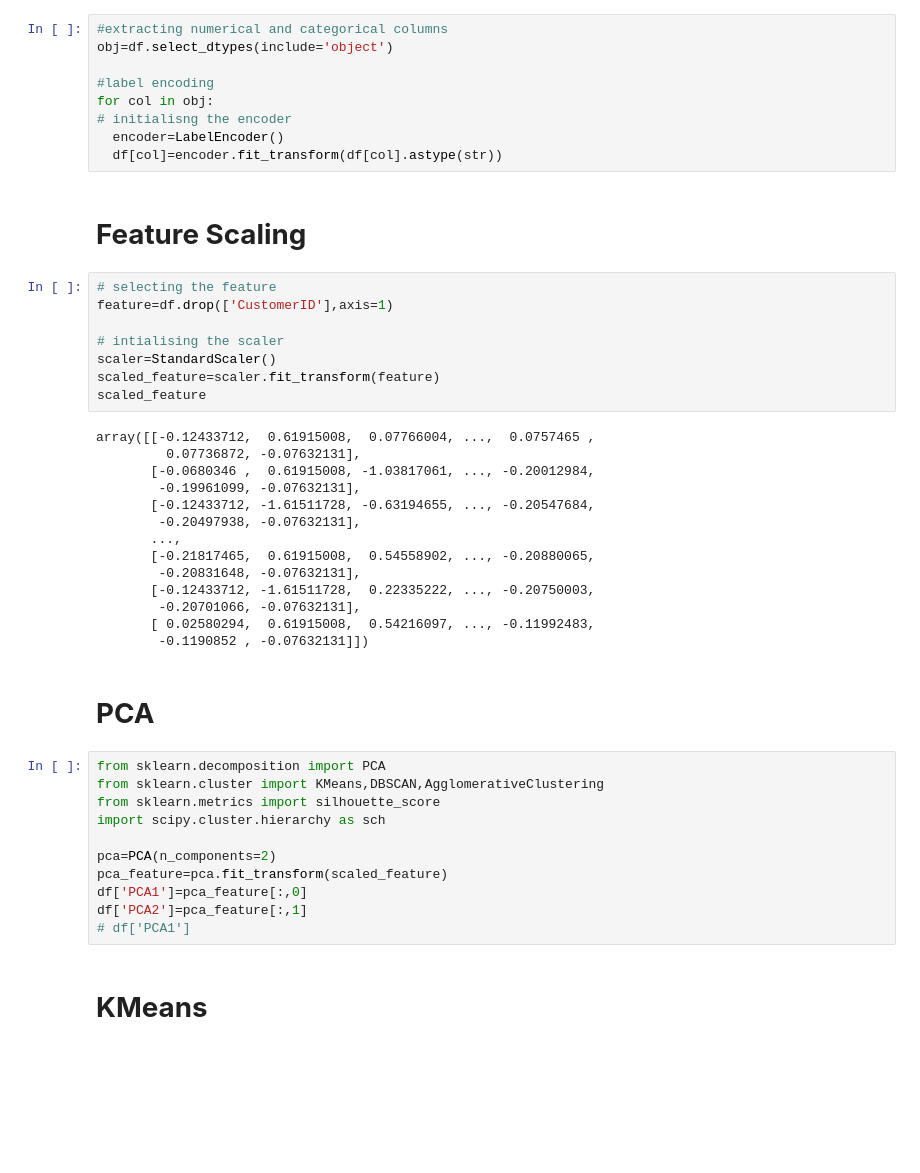
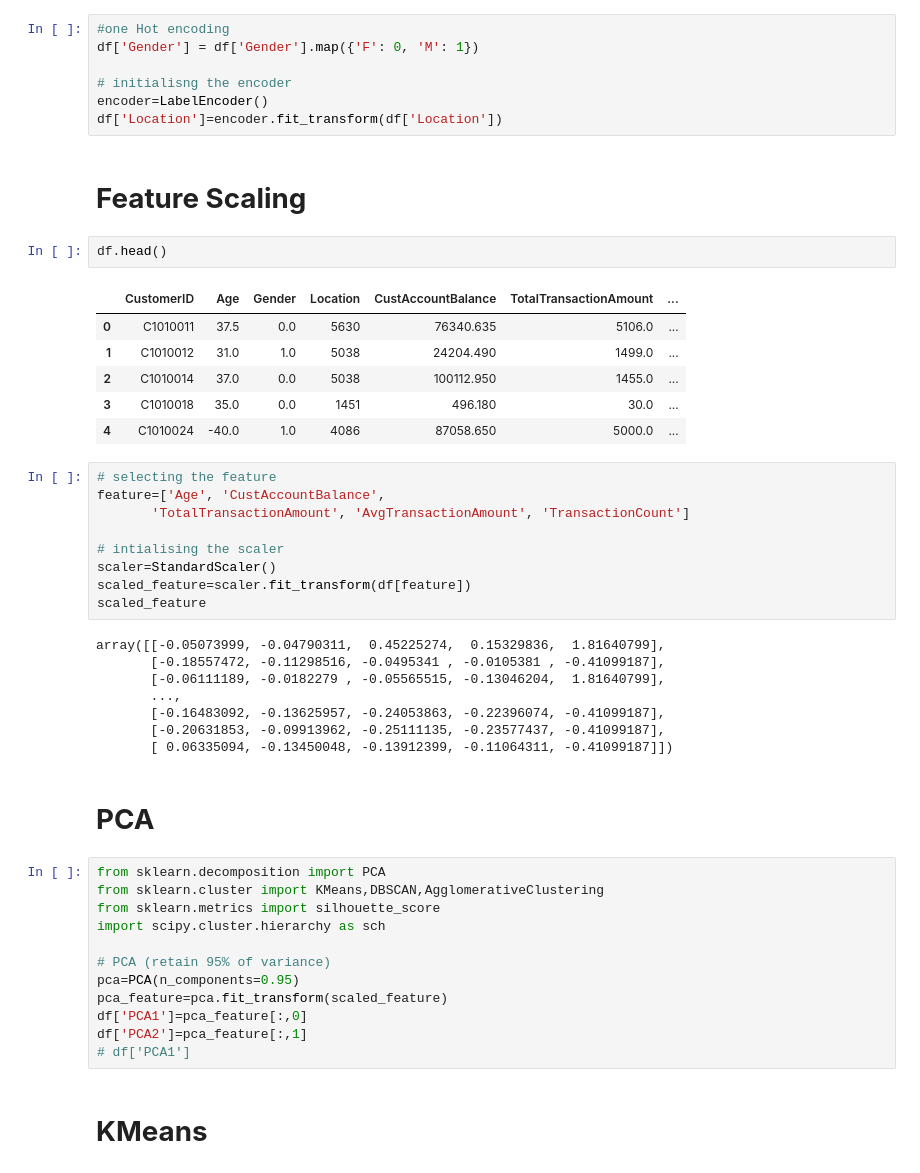
Before and after one commit to AshuuMishra/Customer_Segmentation_using_Unsupervised_ML, a Jupyter notebook: Bank_customer_segementation.ipynb, the cells around one changed output. Saved outputs shown, nothing was run; the diff lists cells and outputs as text; blank space fills up the shorter version.

```diff
--- a/Bank_customer_segementation.ipynb
+++ b/Bank_customer_segementation.ipynb
@@ -205,36 +205,38 @@ plt.show()
-# %%
-#extracting numerical and categorical columns
-obj=df.select_dtypes(include='object')
-
-#label encoding
-for col in obj:
-# initialisng the encoder
-  encoder=LabelEncoder()
-  df[col]=encoder.fit_transform(df[col].astype(str))
+# %%
+#one Hot encoding
+df['Gender'] = df['Gender'].map({'F': 0, 'M': 1})
+
+# initialisng the encoder
+encoder=LabelEncoder()
+df['Location']=encoder.fit_transform(df['Location'])
 # %% [markdown]
 # **Feature Scaling**
+# %%
+df.head()
+# %% [output]
+|  | CustomerID | Age | Gender | Location | CustAccountBalance | TotalTransactionAmount | ... |
+| 0 | C1010011 | 37.5 | 0.0 | 5630 | 76340.635 | 5106.0 | ... |
+| 1 | C1010012 | 31.0 | 1.0 | 5038 | 24204.490 | 1499.0 | ... |
+| 2 | C1010014 | 37.0 | 0.0 | 5038 | 100112.950 | 1455.0 | ... |
+| 3 | C1010018 | 35.0 | 0.0 | 1451 | 496.180 | 30.0 | ... |
+| 4 | C1010024 | -40.0 | 1.0 | 4086 | 87058.650 | 5000.0 | ... |
 # %%
 # selecting the feature
-feature=df.drop(['CustomerID'],axis=1)
+feature=['Age', 'CustAccountBalance',
+       'TotalTransactionAmount', 'AvgTransactionAmount', 'TransactionCount']
 
 # intialising the scaler
 scaler=StandardScaler()
-scaled_feature=scaler.fit_transform(feature)
+scaled_feature=scaler.fit_transform(df[feature])
 scaled_feature
 # %% [output]
-array([[-0.12433712,  0.61915008,  0.07766004, ...,  0.0757465 ,
-         0.07736872, -0.07632131],
-       [-0.0680346 ,  0.61915008, -1.03817061, ..., -0.20012984,
-        -0.19961099, -0.07632131],
-       [-0.12433712, -1.61511728, -0.63194655, ..., -0.20547684,
-        -0.20497938, -0.07632131],
+array([[-0.05073999, -0.04790311,  0.45225274,  0.15329836,  1.81640799],
+       [-0.18557472, -0.11298516, -0.0495341 , -0.0105381 , -0.41099187],
+       [-0.06111189, -0.0182279 , -0.05565515, -0.13046204,  1.81640799],
        ...,
-       [-0.21817465,  0.61915008,  0.54558902, ..., -0.20880065,
-        -0.20831648, -0.07632131],
-       [-0.12433712, -1.61511728,  0.22335222, ..., -0.20750003,
-        -0.20701066, -0.07632131],
-       [ 0.02580294,  0.61915008,  0.54216097, ..., -0.11992483,
-        -0.1190852 , -0.07632131]])
+       [-0.16483092, -0.13625957, -0.24053863, -0.22396074, -0.41099187],
+       [-0.20631853, -0.09913962, -0.25111135, -0.23577437, -0.41099187],
+       [ 0.06335094, -0.13450048, -0.13912399, -0.11064311, -0.41099187]])
 # %% [markdown]
 # **PCA**
 # %%
@@ -243,7 +245,8 @@ from sklearn.cluster import KMeans,DBSCAN,AgglomerativeClustering
 from sklearn.metrics import silhouette_score
 import scipy.cluster.hierarchy as sch
 
-pca=PCA(n_components=2)
+# PCA (retain 95% of variance)
+pca=PCA(n_components=0.95)
 pca_feature=pca.fit_transform(scaled_feature)
 df['PCA1']=pca_feature[:,0]
 df['PCA2']=pca_feature[:,1]
```
Also changed, not shown: parts of 16 cells of this notebook.
